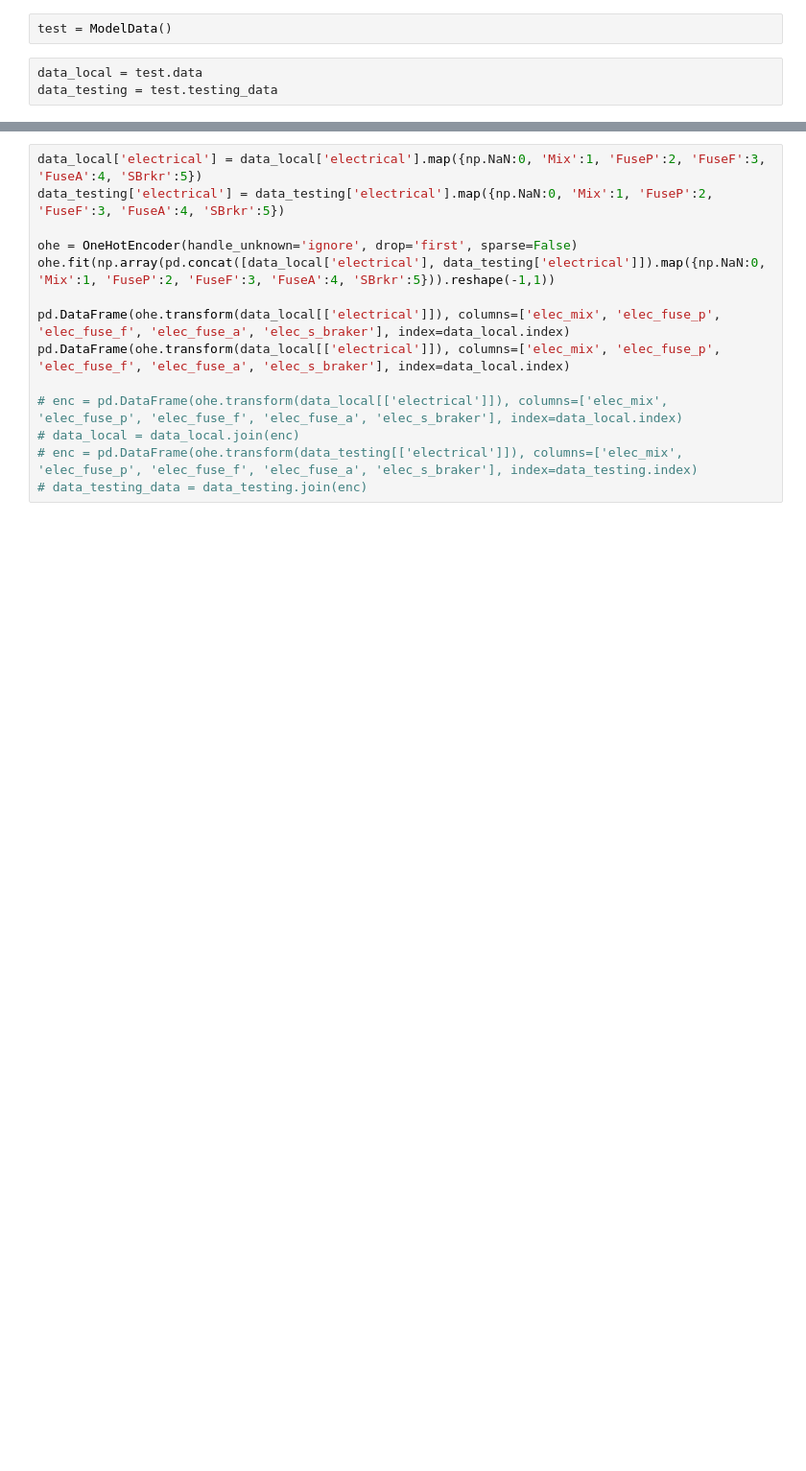
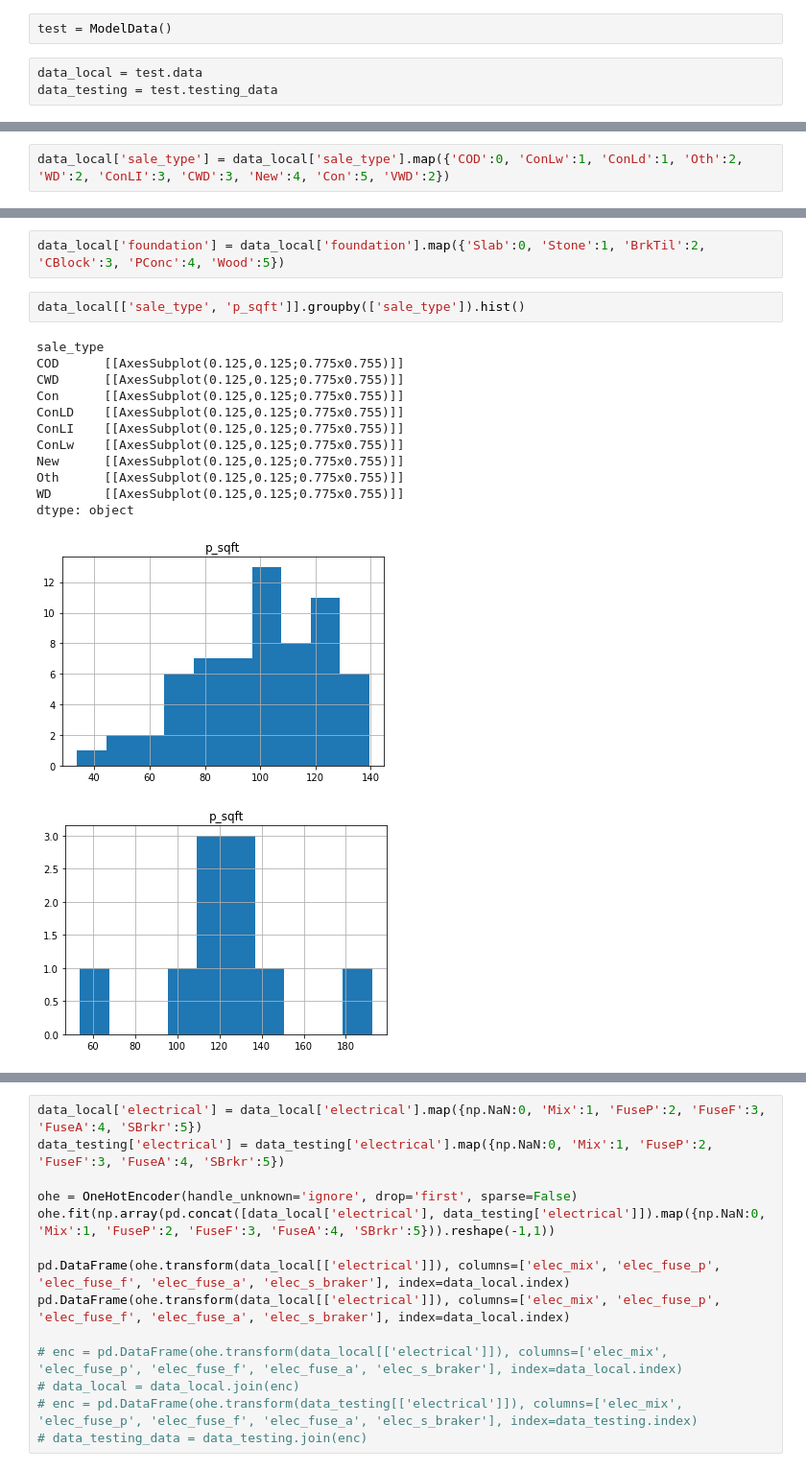
Before and after one commit to woodstockwins/1213-iris, a Jupyter notebook: projects/project-2-master/1_p2_simple_models.ipynb, the cells around one changed output, grey strips where cells are left out. Shown at 96% size. Saved outputs shown, nothing was run; the diff lists cells and outputs as text; blank space fills up the shorter version.

Commit message:
data cleaning completed

```diff
--- a/projects/project-2-master/1_p2_simple_models.ipynb
+++ b/projects/project-2-master/1_p2_simple_models.ipynb
@@ -375,0 +536,2 @@ memory usage: 320.6+ KB
+# %%
+data_local['sale_type'] = data_local['sale_type'].map({'COD':0, 'ConLw':1, 'ConLd':1, 'Oth':2, 'WD':2, 'ConLI':3, 'CWD':3, 'New':4, 'Con':5, 'VWD':2})
@@ -375,0 +552,18 @@ memory usage: 320.6+ KB
+# %%
+data_local['foundation'] = data_local['foundation'].map({'Slab':0, 'Stone':1, 'BrkTil':2, 'CBlock':3, 'PConc':4, 'Wood':5})
+# %%
+data_local[['sale_type', 'p_sqft']].groupby(['sale_type']).hist()
+# %% [output]
+sale_type
+COD      [[AxesSubplot(0.125,0.125;0.775x0.755)]]
+CWD      [[AxesSubplot(0.125,0.125;0.775x0.755)]]
+Con      [[AxesSubplot(0.125,0.125;0.775x0.755)]]
+ConLD    [[AxesSubplot(0.125,0.125;0.775x0.755)]]
+ConLI    [[AxesSubplot(0.125,0.125;0.775x0.755)]]
+ConLw    [[AxesSubplot(0.125,0.125;0.775x0.755)]]
+New      [[AxesSubplot(0.125,0.125;0.775x0.755)]]
+Oth      [[AxesSubplot(0.125,0.125;0.775x0.755)]]
+WD       [[AxesSubplot(0.125,0.125;0.775x0.755)]]
+dtype: object
+[figure, added]
+[figure, added]
```
Also changed, not shown: parts of 20 cells of this notebook.
